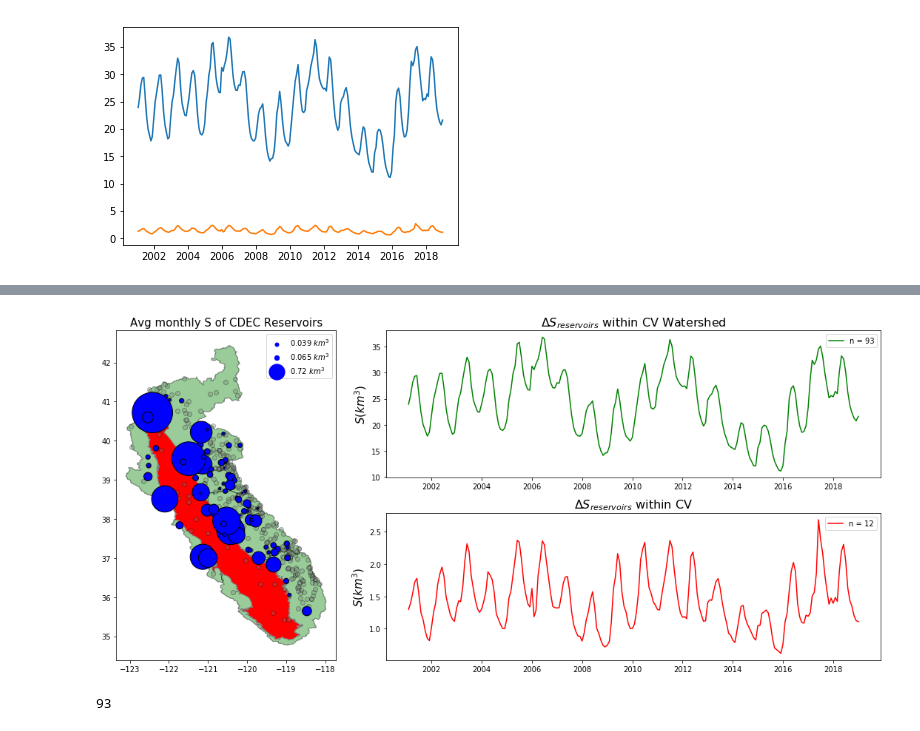
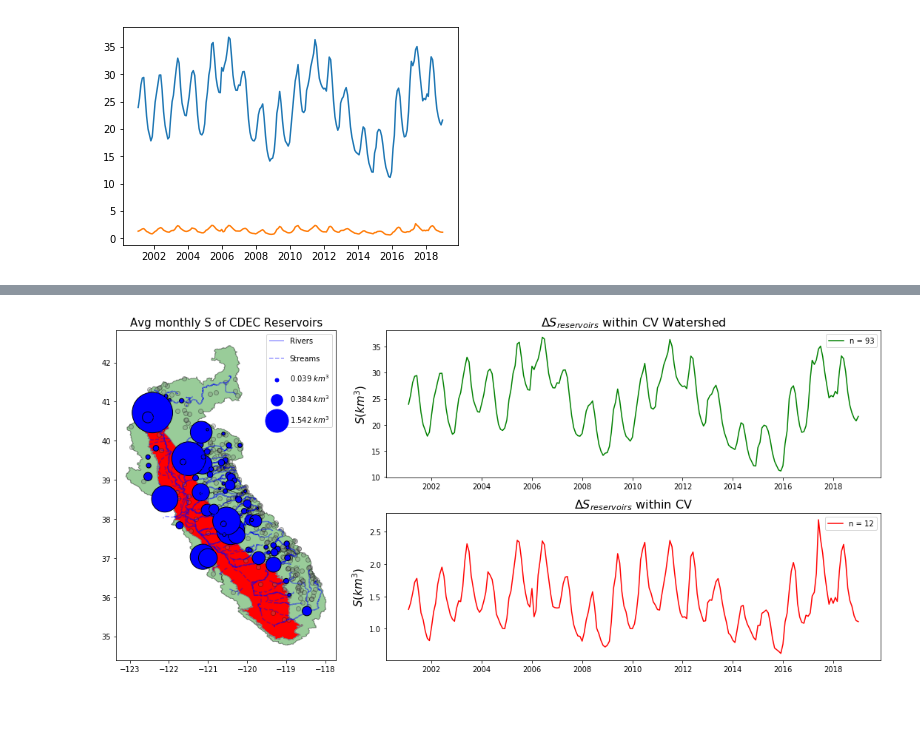
Before and after one commit to kashingtonDC/cvwbm, a Jupyter notebook: code/all_reservoirs.ipynb, the cells around one changed output, grey strips where cells are left out. Drawn from its saved outputs; the diff is of its cells as text; code cells hidden in the pictures.

```diff
--- a/code/all_reservoirs.ipynb
+++ b/code/all_reservoirs.ipynb
@@ -169,41 +169,44 @@ plt.show()
+# %%
+rivers = gp.read_file("../shape/rivers_CVW.shp")
+reaches = gp.read_file("../c2vsim/C2VSimFG_StreamReaches.shp").dropna()
+reaches = reaches.to_crs({'init': 'epsg:4326'})
 # %%
 plt.figure(figsize=(15, 7))
 
 G = gridspec.GridSpec(2, 3)
 
 ax = plt.subplot(G[:, 0])
 ax.set_title("Avg monthly S of CDEC Reservoirs", size = 15)
+rivers.plot(ax = ax, color = "blue", alpha = 0.4,label =  "Rivers")
+reaches.plot(ax = ax, color = "blue", linestyle =  "--", alpha = 0.4,label =  "Streams")
+
 ssjt.plot(ax = ax, color = "green", alpha = 0.4, edgecolor = "black",label =  "SSJT HU4 watershed")
 cv.plot(ax = ax, color = "red", edgecolor = "gray", label = "CV alluvial fill")
 within_ssjt.plot(ax = ax, color = "gray", alpha = 0.3, edgecolor='black')
 avg_stage.plot(ax = ax, markersize = avg_stage.storage*800, color = "blue", alpha = 1, edgecolor='black')
 
 avg_stage.plot(ax = ax, marker = ".", c = "blue", markersize = p1, label = "{} $km^3$".format(round(p1,3)))
 avg_stage.plot(ax = ax, marker = ".", c = "blue", markersize = p2, label = "{} $km^3$".format(round(p2,3)))
 avg_stage.plot(ax = ax, marker = ".", c = "blue", markersize = p3, label = "{} $km^3$".format(round(p3,3)))
 
-ax.legend(markerscale = 50, prop={'size': 10}) # loc='upper center', bbox_to_anchor=(0.5, -0.07), fancybox=True, shadow=True,
+ax.legend(markerscale = 50, prop={'size': 10},labelspacing=1.4) # loc='upper center', bbox_to_anchor=(0.5, -0.07), fancybox=True, shadow=True,
 
 a2 = plt.subplot(G[0, 1:])
 a2.set_title("$\Delta S_{reservoirs}$ within CV Watershed", size = 16)
 a2.plot(dt_idx,ssjt_ts*1.23348e-6, color = "green", label = "n = {}".format(str(len(ssjt_s))))
 a2.legend()
 a2.set_ylabel("$S (km^3)$", size = 15)
 
 a3 = plt.subplot(G[1, 1:])
 a3.set_title("$\Delta S_{reservoirs}$ within CV ", size = 16)
 a3.plot(dt_idx,cv_ts*1.23348e-6, color ="red", label = "n = {}".format(str(len(cv_s))))
 a3.legend()
 a3.set_ylabel("$S (km^3)$", size = 15)
 
 plt.tight_layout()
 plt.show()
 # %% [output]
-[figure, old version]
+[figure, new version]
-# %%
-len(ssjt_s)
-# %% [output]
-93
 # %%
 
 a0.set_title("Total Reservoir Storage ")
```
Also changed, not shown: parts of 2 cells of this notebook.
